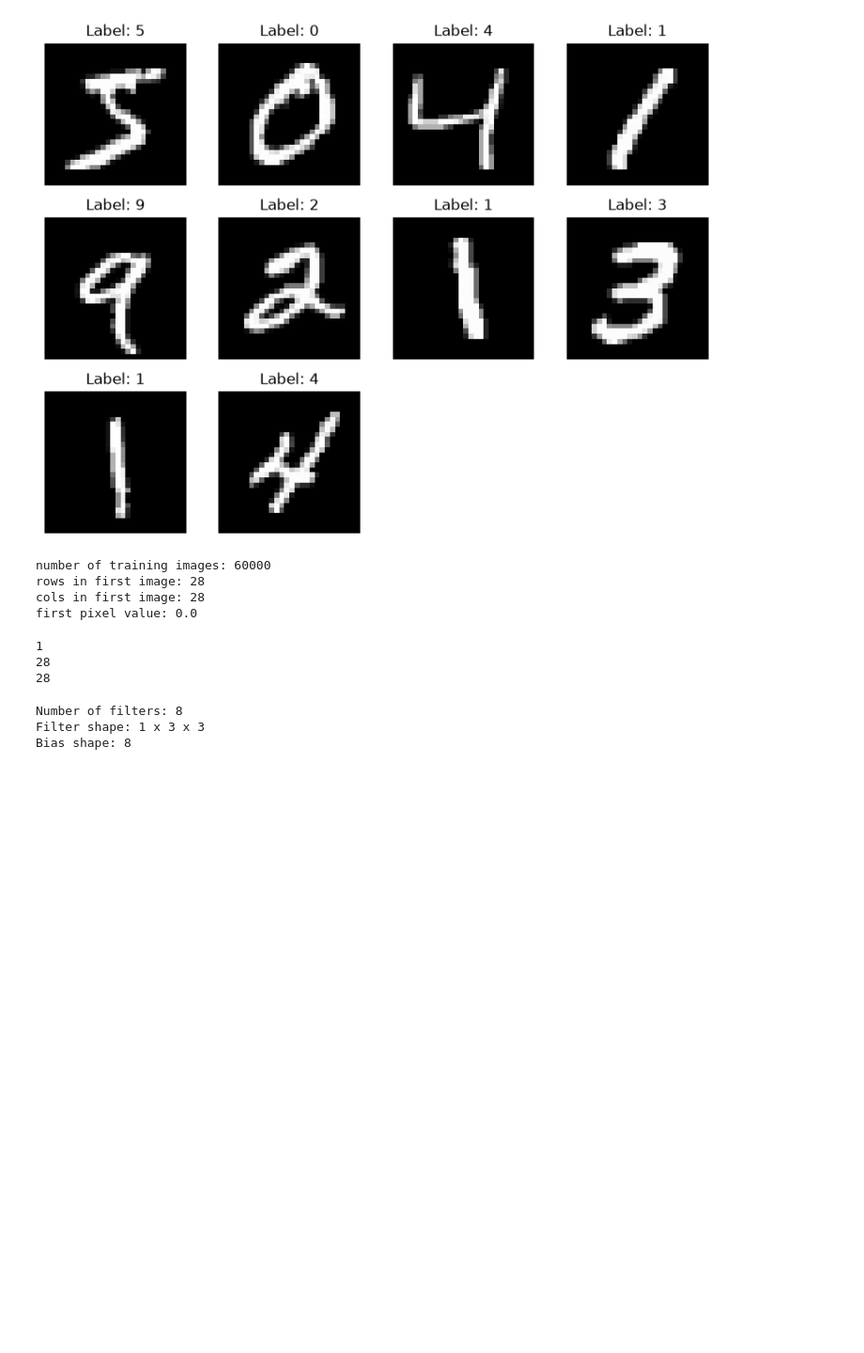
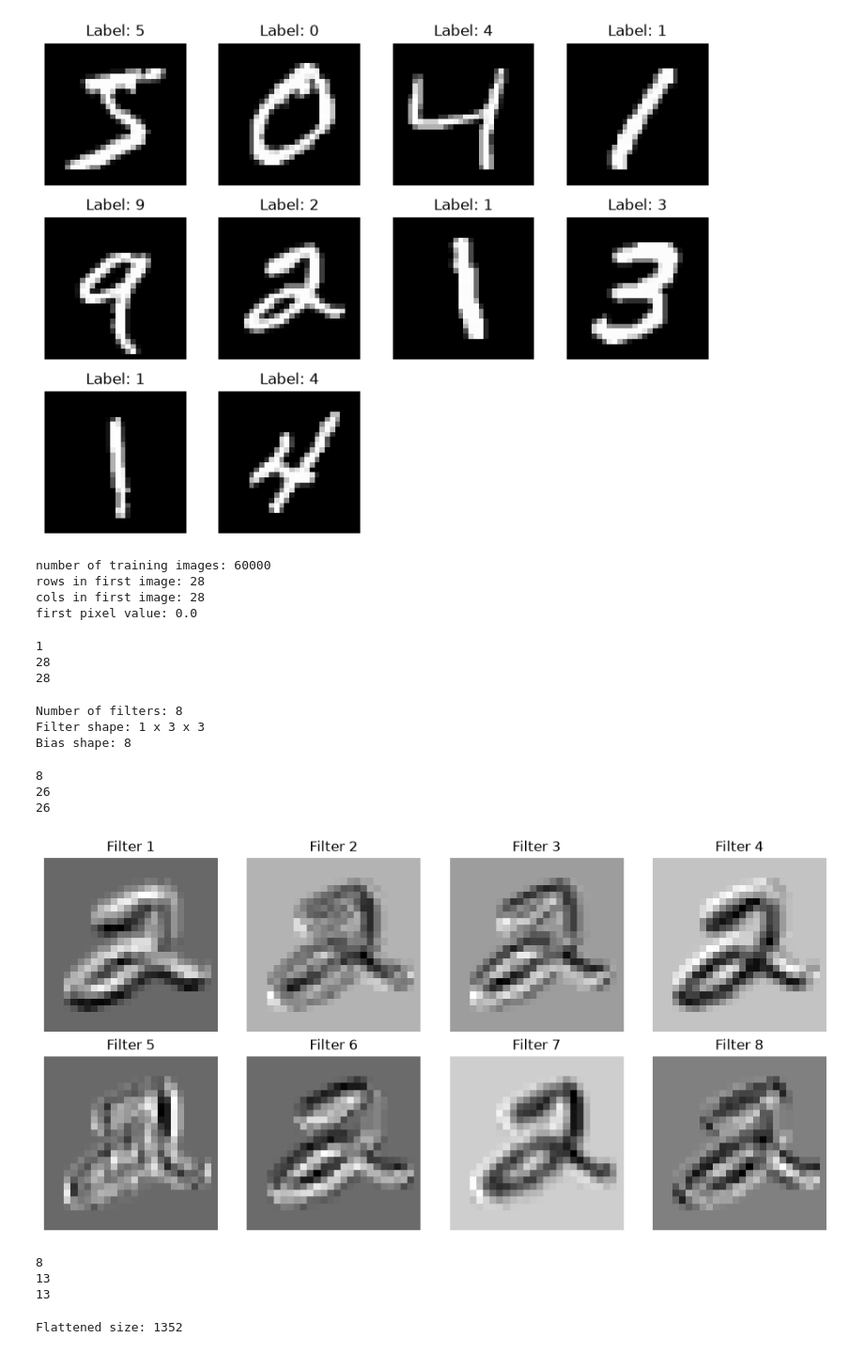
Before and after one commit to Surajit09636/research, a Jupyter notebook: src/core_ml/test.ipynb, the cells around one changed output. Shown at 94% size. Drawn from its saved outputs; the diff is of its cells as text; code cells hidden in the pictures; blank space fills up the shorter version.

```diff
--- a/src/core_ml/test.ipynb
+++ b/src/core_ml/test.ipynb
@@ -163,0 +200,27 @@ Bias shape: 8
+# %%
+first_image = train_images_cnn[5]
+
+conv_output = conv_frwd(first_image, filters, biases)
+# %%
+print(len(conv_output))
+print(len(conv_output[0]))
+print(len(conv_output[0][0]))
+# %% [output]
+8
+26
+26
+# %%
+import matplotlib.pyplot as plt
+
+plt.figure(figsize=(10, 5))
+
+for i in range(8):
+    plt.subplot(2, 4, i + 1)
+    plt.imshow(conv_output[i], cmap="gray")
+    plt.title(f"Filter {i + 1}")
+    plt.axis("off")
+
+plt.tight_layout()
+plt.show()
+# %% [output]
+[figure, added]
@@ -163,0 +271,10 @@ Bias shape: 8
+# %%
+pool_output = max_pool(relu_output, pool_size=2, stride=2)
+
+print(len(pool_output))          # 8 feature maps
+print(len(pool_output[0]))       # 13 rows
+print(len(pool_output[0][0]))    # 13 cols
+# %% [output]
+8
+13
+13
@@ -163,0 +289,6 @@ Bias shape: 8
+# %%
+flat_output = flatten(pool_output)
+
+print("Flattened size:", len(flat_output))
+# %% [output]
+Flattened size: 1352
```
Also changed, not shown: parts of 39 cells of this notebook.
